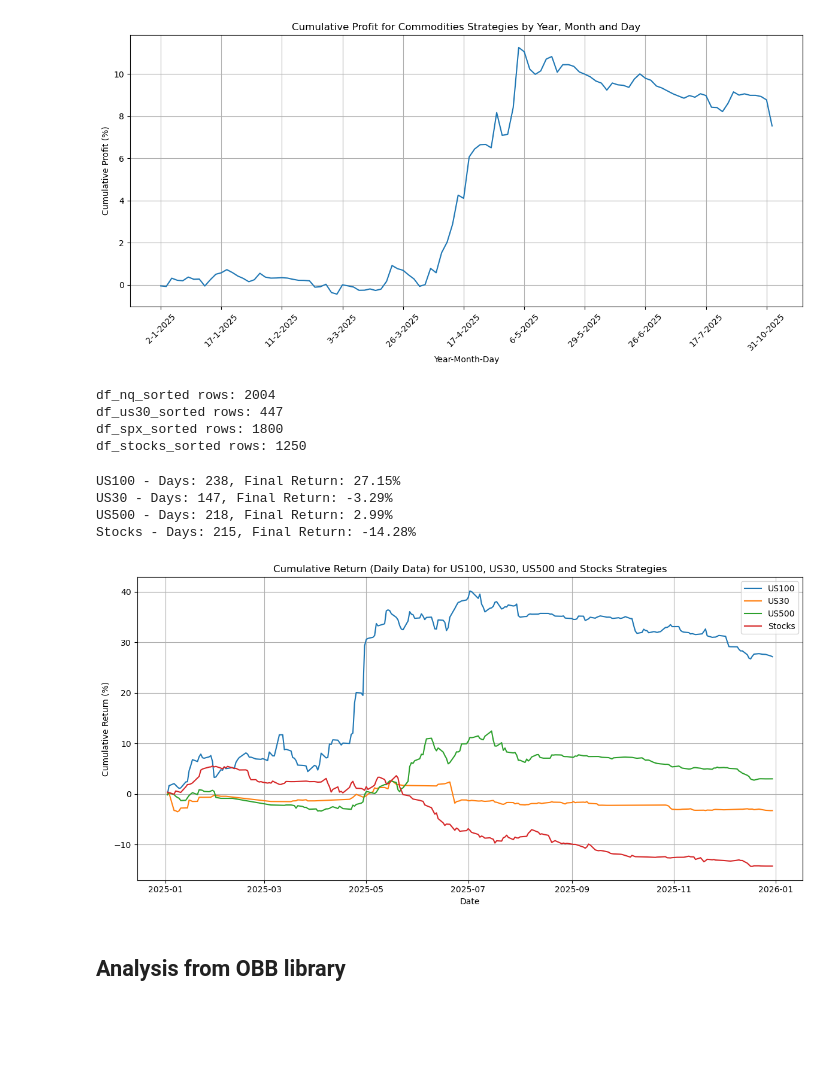
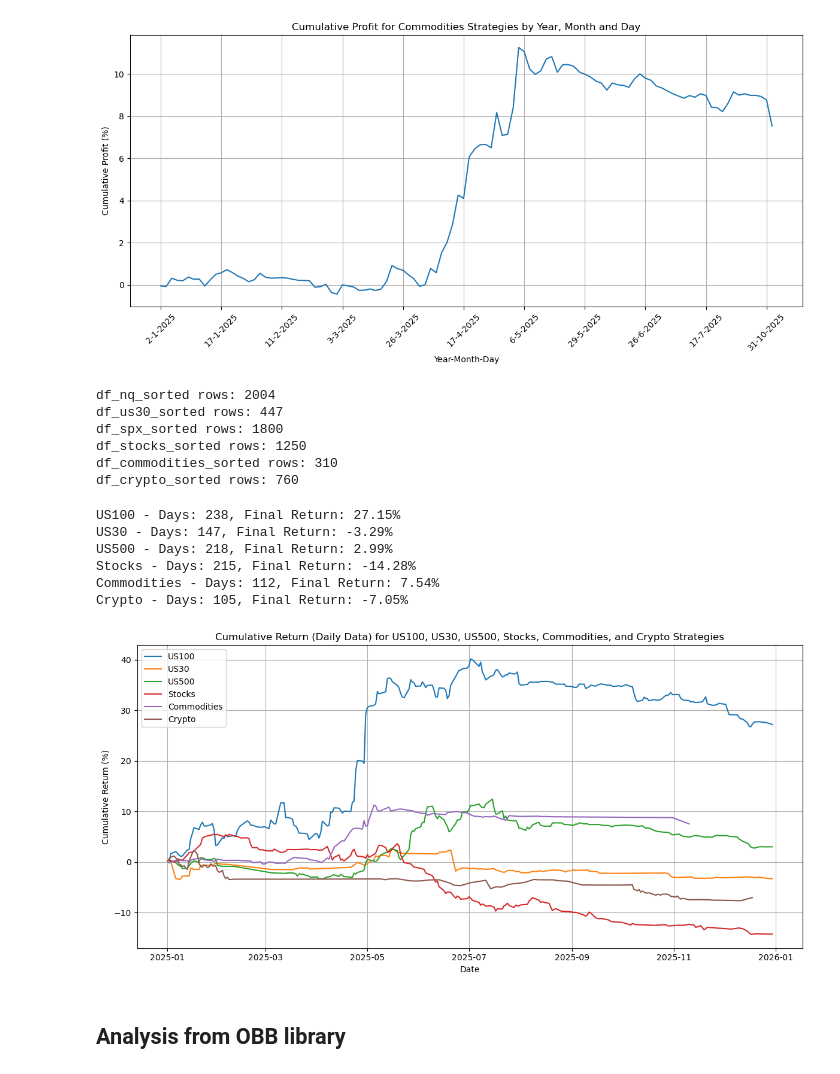
Before and after one commit to scimmione1/prop_trading_results_from_2023, a Jupyter notebook: 01_Prop_Trading_Accounts_complete_analysis_.ipynb, the cells around one changed output. Drawn from its saved outputs; the diff is of its cells as text; code cells hidden in the pictures; blank space fills up the shorter version.

Commit message:
add commodities and crypto dfs

```diff
--- a/01_Prop_Trading_Accounts_complete_analysis_.ipynb
+++ b/01_Prop_Trading_Accounts_complete_analysis_.ipynb
@@ -1539,6 +1539,7 @@ df_us30_sorted = df_dates[df_dates['Simbolo'] == 'US30'].copy()
 df_spx_sorted = df_dates[df_dates['Simbolo'] == 'US500'].copy()
 df_stocks_sorted = df_dates[df_dates['Asset'] == 'Stocks'].copy()
 df_commodities_sorted = df_dates[df_dates['Asset'] == 'Commodities'].copy()
+df_crypto_sorted = df_dates[df_dates['Asset'] == 'Crypto'].copy()
 
 # Sort by date using Year, Month, Day columns
 df_nq_sorted = df_nq_sorted.sort_values(['Year', 'Month', 'Day'])
@@ -1546,17 +1547,21 @@ df_us30_sorted = df_us30_sorted.sort_values(['Year', 'Month', 'Day'])
 df_spx_sorted = df_spx_sorted.sort_values(['Year', 'Month', 'Day'])
 df_stocks_sorted = df_stocks_sorted.sort_values(['Year', 'Month', 'Day'])
 df_commodities_sorted = df_commodities_sorted.sort_values(['Year', 'Month', 'Day'])
+df_crypto_sorted = df_crypto_sorted.sort_values(['Year', 'Month', 'Day'])
 
 print(f"df_nq_sorted rows: {len(df_nq_sorted)}")
 print(f"df_us30_sorted rows: {len(df_us30_sorted)}")
 print(f"df_spx_sorted rows: {len(df_spx_sorted)}")
 print(f"df_stocks_sorted rows: {len(df_stocks_sorted)}")
 print(f"df_commodities_sorted rows: {len(df_commodities_sorted)}")
+print(f"df_crypto_sorted rows: {len(df_crypto_sorted)}")
 # %% [output]
 df_nq_sorted rows: 2004
 df_us30_sorted rows: 447
 df_spx_sorted rows: 1800
 df_stocks_sorted rows: 1250
+df_commodities_sorted rows: 310
+df_crypto_sorted rows: 760
 # %%
 # Same approach as cells 61-62 (group by Year/Month/Day)
 # For US100
@@ -1583,35 +1588,55 @@ df_spx_daily['Cumulative_Return'] = ((1 + df_spx_daily['Daily_Return_pct'] / 100
 # For Stocks
 df_stocks_daily = df_stocks_sorted.groupby(['Year', 'Month', 'Day']).agg({'Profit_pct_100': 'sum'}).reset_index()
 df_stocks_daily['Date'] = pd.to_datetime(df_stocks_daily[['Year', 'Month', 'Day']])
 df_stocks_daily = df_stocks_daily.sort_values('Date')
 df_stocks_daily.rename(columns={'Profit_pct_100': 'Daily_Return_pct'}, inplace=True)
 df_stocks_daily['Cumulative_Return'] = ((1 + df_stocks_daily['Daily_Return_pct'] / 100).cumprod() - 1)
 
+# For Commodities
+df_commodities_daily = df_commodities_sorted.groupby(['Year', 'Month', 'Day']).agg({'Profit_pct_100': 'sum'}).reset_index()
+df_commodities_daily['Date'] = pd.to_datetime(df_commodities_daily[['Year', 'Month', 'Day']])
+df_commodities_daily = df_commodities_daily.sort_values('Date')
+df_commodities_daily.rename(columns={'Profit_pct_100': 'Daily_Return_pct'}, inplace=True)
+df_commodities_daily['Cumulative_Return'] = ((1 + df_commodities_daily['Daily_Return_pct'] / 100).cumprod() - 1)
+
+# For Crypto
+df_crypto_daily = df_crypto_sorted.groupby(['Year', 'Month', 'Day']).agg({'Profit_pct_100': 'sum'}).reset_index()
+df_crypto_daily['Date'] = pd.to_datetime(df_crypto_daily[['Year', 'Month', 'Day']])
+df_crypto_daily = df_crypto_daily.sort_values('Date')
+df_crypto_daily.rename(columns={'Profit_pct_100': 'Daily_Return_pct'}, inplace=True)
+df_crypto_daily['Cumulative_Return'] = ((1 + df_crypto_daily['Daily_Return_pct'] / 100).cumprod() - 1)
+
 # Display summary
 print(f"US100 - Days: {len(df_nq_daily)}, Final Return: {df_nq_daily['Cumulative_Return'].iloc[-1]*100:.2f}%")
 print(f"US30 - Days: {len(df_us30_daily)}, Final Return: {df_us30_daily['Cumulative_Return'].iloc[-1]*100:.2f}%")
 print(f"US500 - Days: {len(df_spx_daily)}, Final Return: {df_spx_daily['Cumulative_Return'].iloc[-1]*100:.2f}%")
 print(f"Stocks - Days: {len(df_stocks_daily)}, Final Return: {df_stocks_daily['Cumulative_Return'].iloc[-1]*100:.2f}%")
+print(f"Commodities - Days: {len(df_commodities_daily)}, Final Return: {df_commodities_daily['Cumulative_Return'].iloc[-1]*100:.2f}%")
+print(f"Crypto - Days: {len(df_crypto_daily)}, Final Return: {df_crypto_daily['Cumulative_Return'].iloc[-1]*100:.2f}%")
 
 # Plot cumulative return for all strategies
 plt.figure(figsize=(12, 6))
 plt.plot(df_nq_daily['Date'], df_nq_daily['Cumulative_Return']*100, label='US100')
 plt.plot(df_us30_daily['Date'], df_us30_daily['Cumulative_Return']*100, label='US30')
 plt.plot(df_spx_daily['Date'], df_spx_daily['Cumulative_Return']*100, label='US500')
 plt.plot(df_stocks_daily['Date'], df_stocks_daily['Cumulative_Return']*100, label='Stocks')
-plt.title('Cumulative Return (Daily Data) for US100, US30, US500 and Stocks Strategies')
+plt.plot(df_commodities_daily['Date'], df_commodities_daily['Cumulative_Return']*100, label='Commodities')
+plt.plot(df_crypto_daily['Date'], df_crypto_daily['Cumulative_Return']*100, label='Crypto')
+plt.title('Cumulative Return (Daily Data) for US100, US30, US500, Stocks, Commodities, and Crypto Strategies')
 plt.xlabel('Date')
 plt.ylabel('Cumulative Return (%)')
 plt.legend()
 plt.grid()
 plt.tight_layout()
 plt.show()
 # %% [output]
 US100 - Days: 238, Final Return: 27.15%
 US30 - Days: 147, Final Return: -3.29%
 US500 - Days: 218, Final Return: 2.99%
 Stocks - Days: 215, Final Return: -14.28%
+Commodities - Days: 112, Final Return: 7.54%
+Crypto - Days: 105, Final Return: -7.05%
-[figure, old version]
+[figure, new version]
 # %% [markdown]
 ## Analysis from OBB library
 # %%
```
Also changed, not shown: parts of 4 cells of this notebook.
